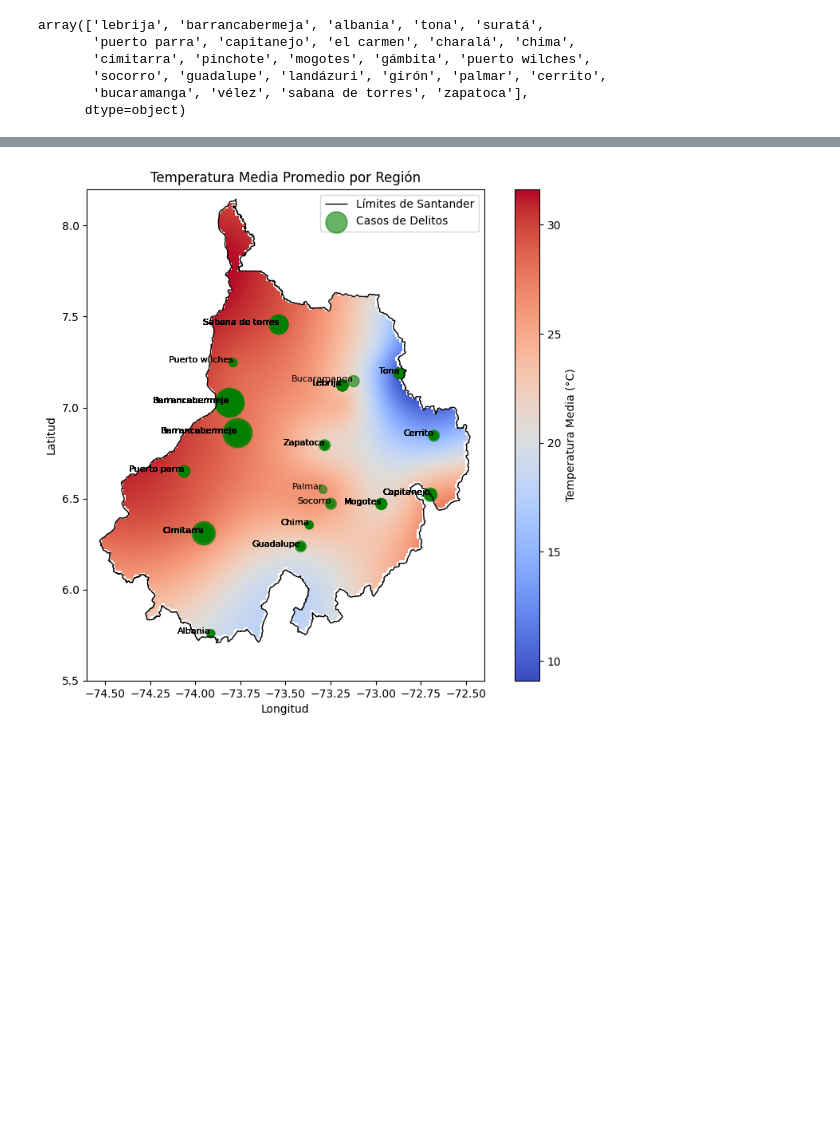
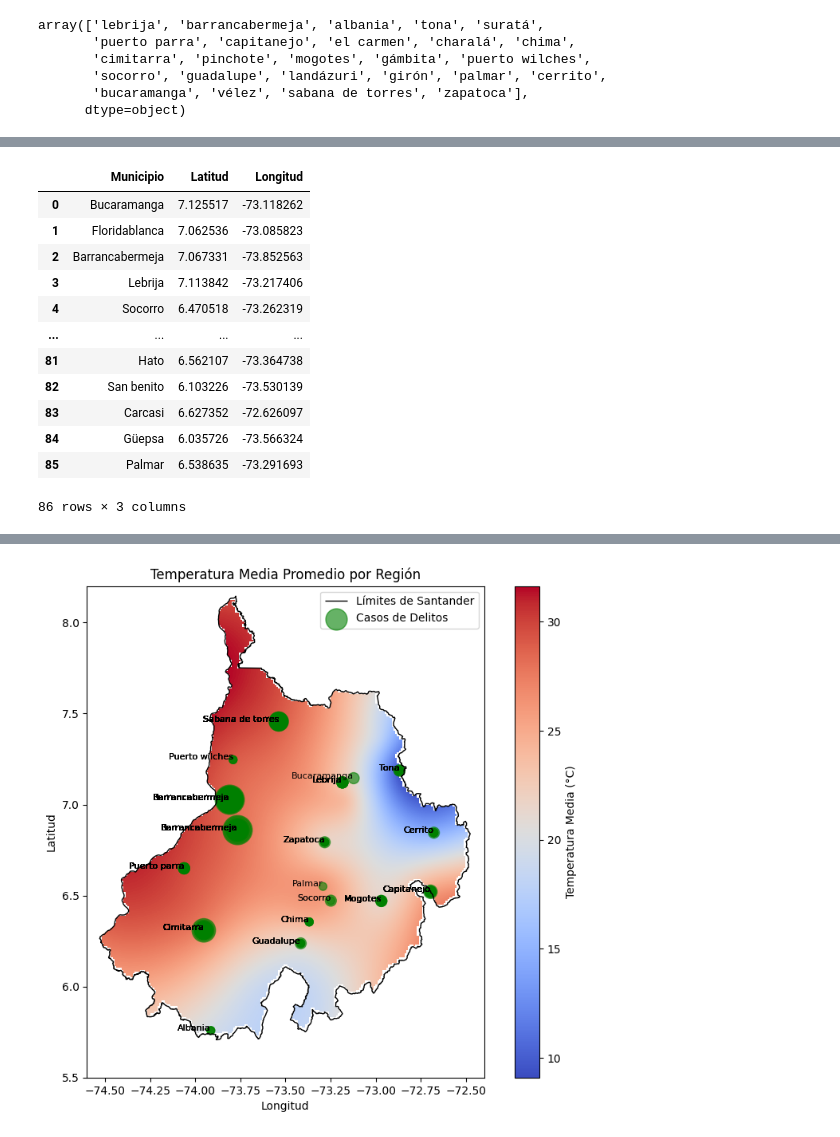
Before and after one commit to leonsuarez24/FIRENET, a Jupyter notebook: notebooks/delitos.ipynb, the cells around one changed output, grey strips where cells are left out. Cells and saved outputs as stored; diff of their text form; code cells hidden in the pictures; blank space fills up the shorter version.

```diff
--- a/notebooks/delitos.ipynb
+++ b/notebooks/delitos.ipynb
@@ -109,0 +176,16 @@ array(['lebrija', 'barrancabermeja', 'albania', 'tona', 'suratá',
+# %%
+df
+# %% [output]
+|  | Municipio | Latitud | Longitud |
+| 0 | Bucaramanga | 7.125517 | -73.118262 |
+| 1 | Floridablanca | 7.062536 | -73.085823 |
+| 2 | Barrancabermeja | 7.067331 | -73.852563 |
+| 3 | Lebrija | 7.113842 | -73.217406 |
+| 4 | Socorro | 6.470518 | -73.262319 |
+| ... | ... | ... | ... |
+| 81 | Hato | 6.562107 | -73.364738 |
+| 82 | San benito | 6.103226 | -73.530139 |
+| 83 | Carcasi | 6.627352 | -72.626097 |
+| 84 | Güepsa | 6.035726 | -73.566324 |
+| 85 | Palmar | 6.538635 | -73.291693 |
+86 rows × 3 columns
```
Also changed, not shown: parts of 11 cells of this notebook, 4 other files.
